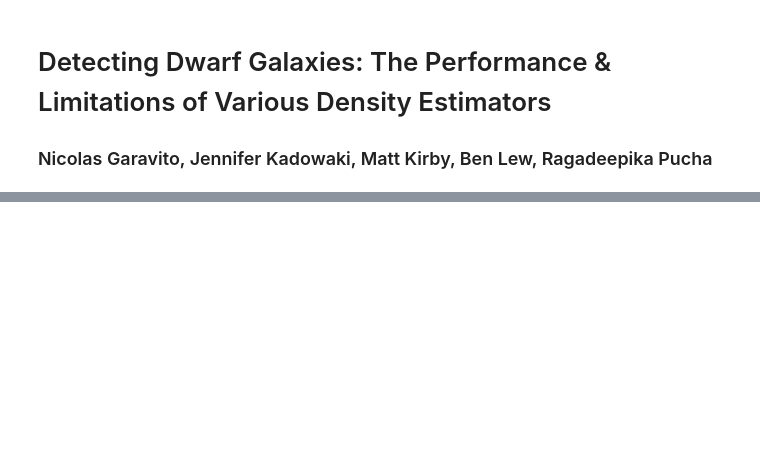
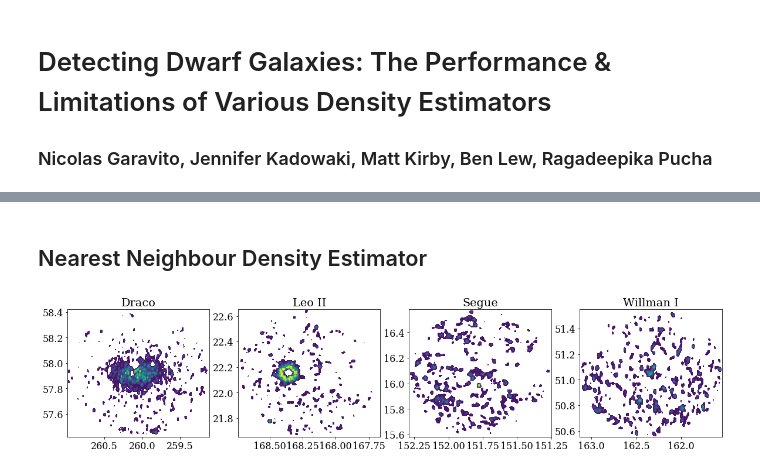
Before and after one commit to jkadowaki/ASTR502_project, a Jupyter notebook: Presentation/DwarfGalaxies.ipynb, the cells around one changed output, grey strips where cells are left out. Cells and saved outputs as stored; diff of their text form; code cells hidden in the pictures; blank space fills up the shorter version.

```diff
--- a/Presentation/DwarfGalaxies.ipynb
+++ b/Presentation/DwarfGalaxies.ipynb
@@ -66,9 +112,18 @@ mock_data = ['test_field.fits', 'test_field1.fits']
-# %%
-fig, axes = plt.subplots(4, 4, figsize=(12.5,12.5))
-
-for name in sdss_data:
-    print(name)
-    figure(figsize=(5,5))
-    title('{}'.format(name))
-    ra, dec = read_data('../data/sdss_fields/'+name)
-    scatter(ra, dec, s=0.4, c='k')
+# %% [markdown]
+## Nearest Neighbour Density Estimator
+# %%
+plt.figure(figsize = (20, 4))
+k=0
+for name in sdss_data:
+    ra, dec = read_data('../data/sdss_fields/'+name)
+    dens_field_NN = density_functions.NN_bayesian_density(ra, dec, 20, 500)
+
+    X_NN, Y_NN, overdens_NN, colorbar_NN = overdensities(dens_field_NN, 1, 10, xmin=min(ra), xmax=max(ra), ymin=min(dec), ymax=max(dec))
+    plt.subplot2grid((1,4), (0, k))
+    plt.title(gal_name[k])
+    plt.contourf(X_NN, Y_NN, dens_field_NN, overdens_NN)
+    plt.gca().invert_xaxis()
+
+    k+=1
+# %% [output]
+[figure, added]
```
Also changed, not shown: parts of 25 cells of this notebook.
